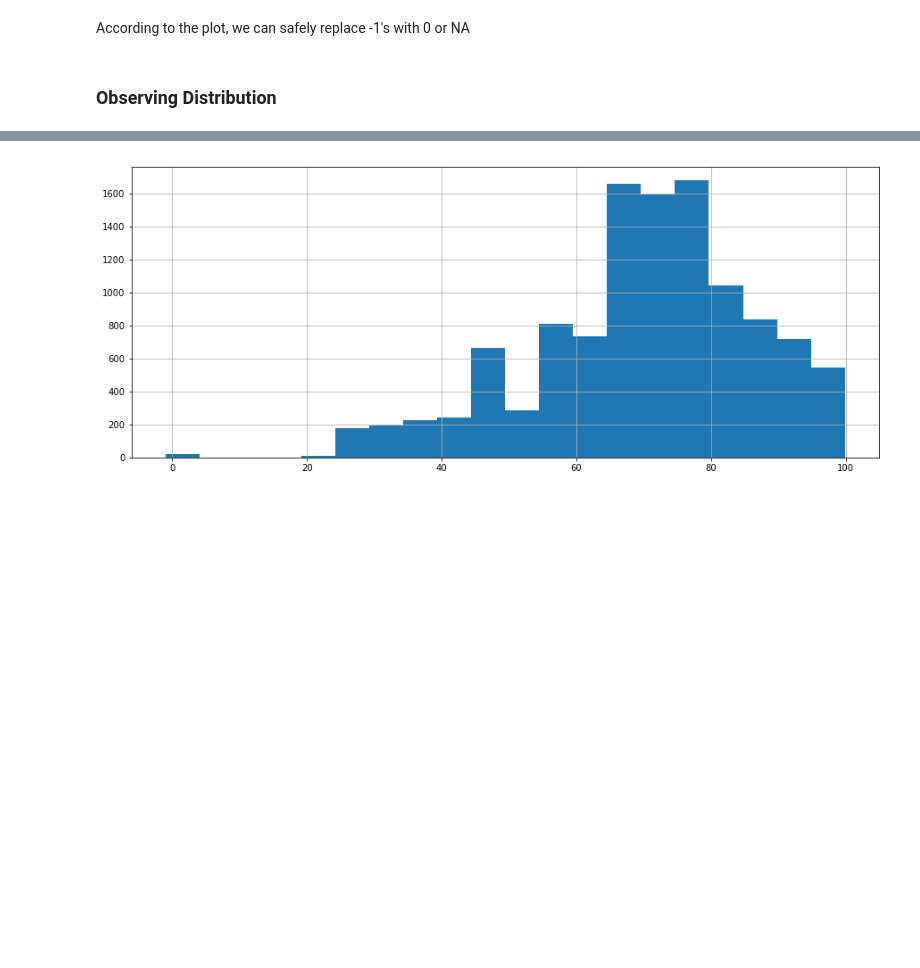
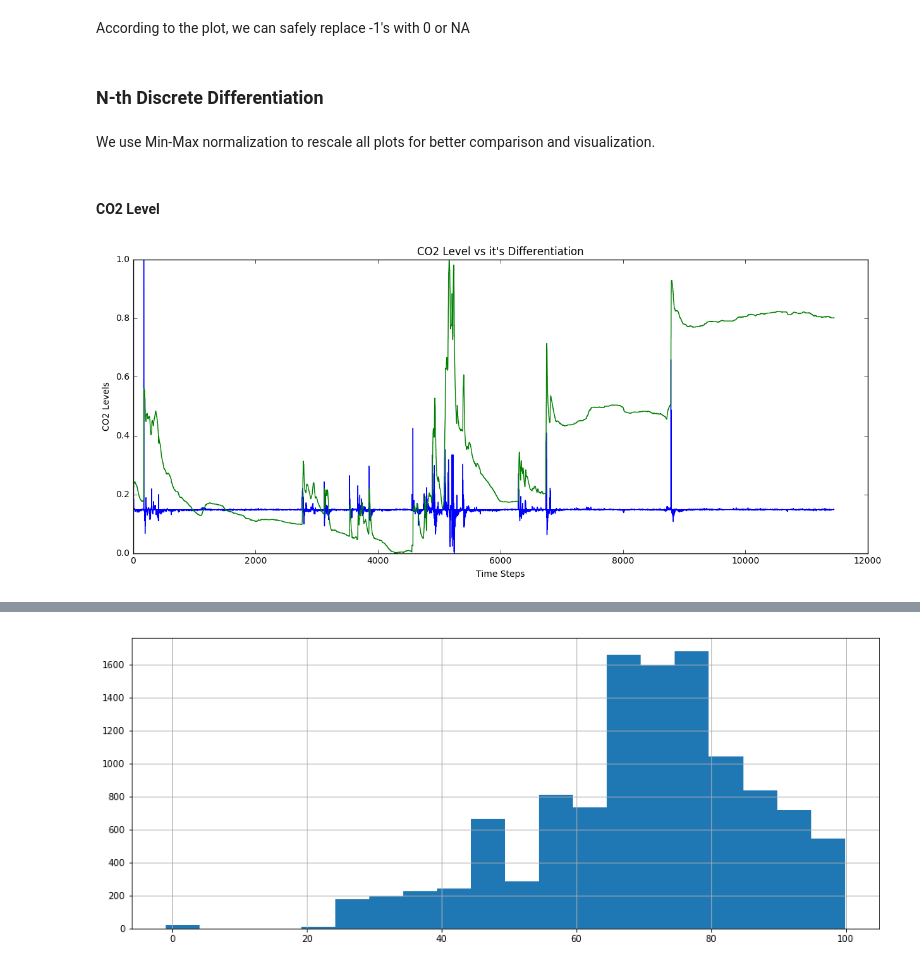
Before and after one commit to pournasserian/Occupancy-Sensing, a Jupyter notebook: 2-Cleansing.ipynb, the cells around one changed output, grey strips where cells are left out. Cells and saved outputs as stored; diff of their text form; code cells hidden in the pictures; blank space fills up the shorter version.

```diff
--- a/2-Cleansing.ipynb
+++ b/2-Cleansing.ipynb
@@ -57,5 +57,23 @@ According to the plot, we can safely replace -1's with 0 or NA
 # %%
 # distance: replacing -1 with 0
 df.distance = df.distance.replace(-1, None)
-# %% [markdown]
-### Observing Distribution
+# %% [markdown]
+### N-th Discrete Differentiation
+# %% [markdown]
+We use Min-Max normalization to rescale all plots for better comparison and visualization.
+# %%
+# Min-Max normalization function
+def MinMaxNorm(values):
+    return (values - values.min()) / (values.max() - values.min())
+# %% [markdown]
+#### CO2 Level
+# %%
+plt.figure(figsize=(15,6))
+plt.plot(MinMaxNorm(np.diff(df.co2)));
+plt.plot(MinMaxNorm(df.co2));
+plt.xlabel('Time Steps')
+plt.ylabel('CO2 Levels')
+plt.title('CO2 Level vs it\'s Differentiation')
+plt.show()
+# %% [output]
+[figure, added]
```
Also changed, not shown: parts of 7 cells of this notebook, 1 other file.
